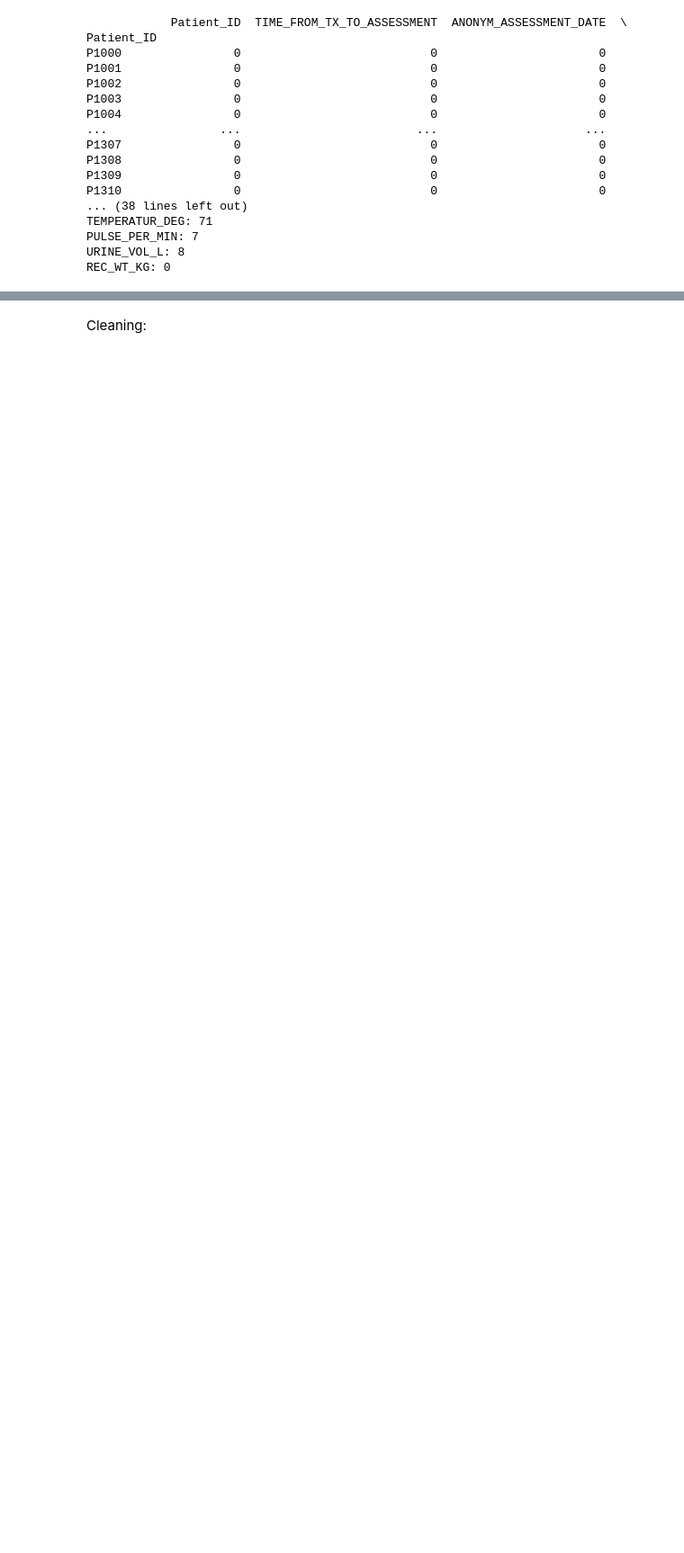
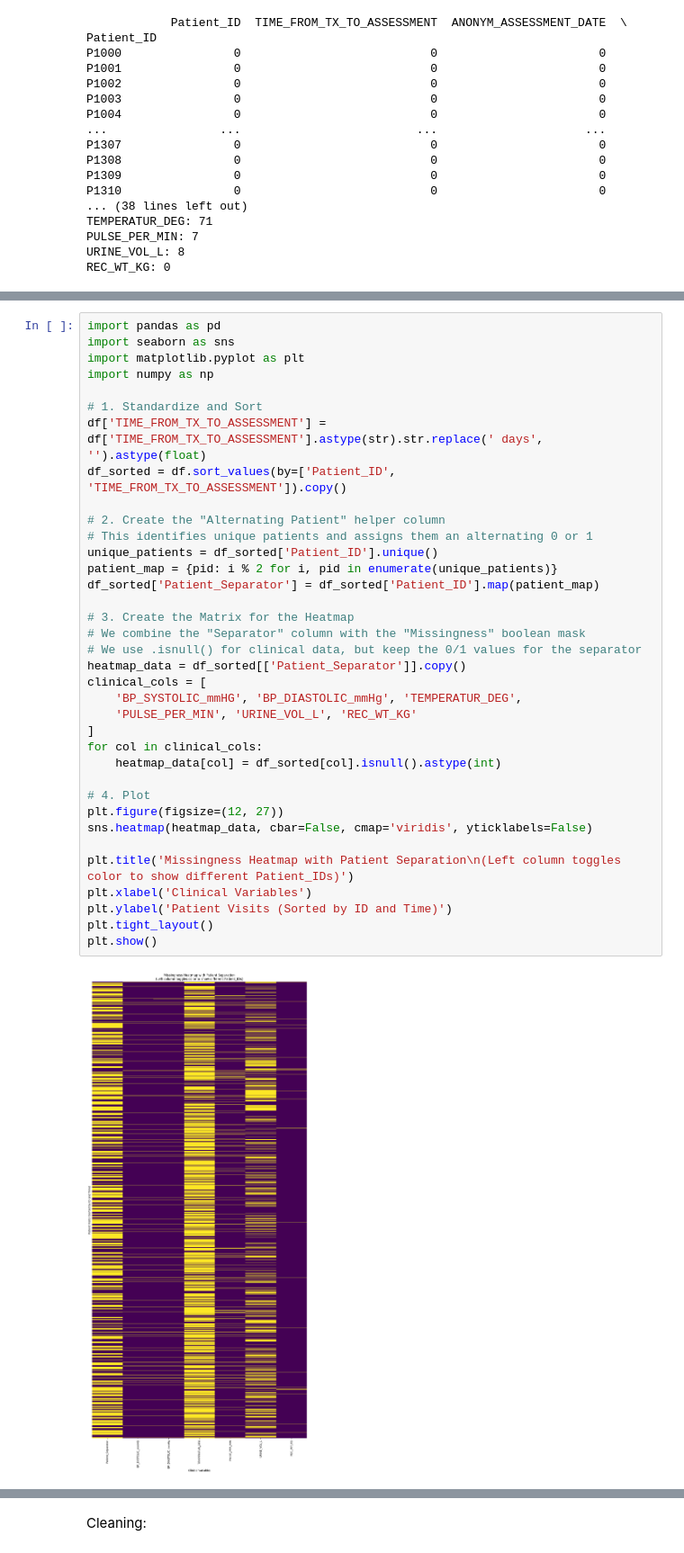
Before and after one commit to abdallataha/KGeNe, a Jupyter notebook: Data analysis.ipynb, the cells around one changed output, grey strips where cells are left out. Shown at 90% size. Saved outputs shown, nothing was run; the diff lists cells and outputs as text; blank space fills up the shorter version.

```diff
--- a/Data analysis.ipynb
+++ b/Data analysis.ipynb
@@ -90,0 +170,38 @@ REC_WT_KG: 0
+# %%
+import pandas as pd
+import seaborn as sns
+import matplotlib.pyplot as plt
+import numpy as np
+
+# 1. Standardize and Sort
+df['TIME_FROM_TX_TO_ASSESSMENT'] = df['TIME_FROM_TX_TO_ASSESSMENT'].astype(str).str.replace(' days', '').astype(float)
+df_sorted = df.sort_values(by=['Patient_ID', 'TIME_FROM_TX_TO_ASSESSMENT']).copy()
+
+# 2. Create the "Alternating Patient" helper column
+# This identifies unique patients and assigns them an alternating 0 or 1
+unique_patients = df_sorted['Patient_ID'].unique()
+patient_map = {pid: i % 2 for i, pid in enumerate(unique_patients)}
+df_sorted['Patient_Separator'] = df_sorted['Patient_ID'].map(patient_map)
+
+# 3. Create the Matrix for the Heatmap
+# We combine the "Separator" column with the "Missingness" boolean mask
+# We use .isnull() for clinical data, but keep the 0/1 values for the separator
+heatmap_data = df_sorted[['Patient_Separator']].copy()
+clinical_cols = [
+    'BP_SYSTOLIC_mmHG', 'BP_DIASTOLIC_mmHg', 'TEMPERATUR_DEG',
+    'PULSE_PER_MIN', 'URINE_VOL_L', 'REC_WT_KG'
+]
+for col in clinical_cols:
+    heatmap_data[col] = df_sorted[col].isnull().astype(int)
+
+# 4. Plot
+plt.figure(figsize=(12, 27))
+sns.heatmap(heatmap_data, cbar=False, cmap='viridis', yticklabels=False)
+
+plt.title('Missingness Heatmap with Patient Separation\n(Left column toggles color to show different Patient_IDs)')
+plt.xlabel('Clinical Variables')
+plt.ylabel('Patient Visits (Sorted by ID and Time)')
+plt.tight_layout()
+plt.show()
+# %% [output]
+[figure, added]
```
Also changed, not shown: parts of 17 cells of this notebook.
